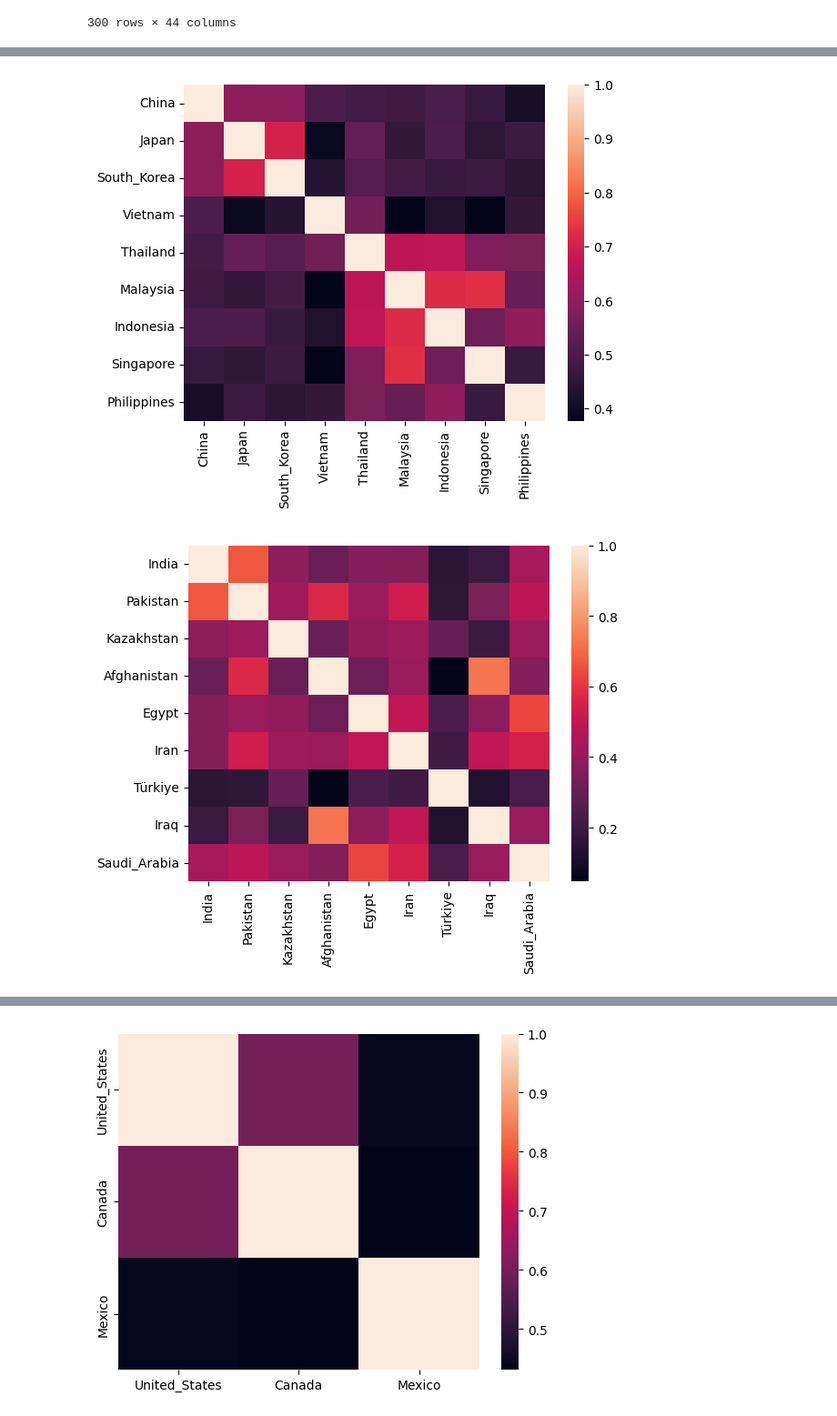
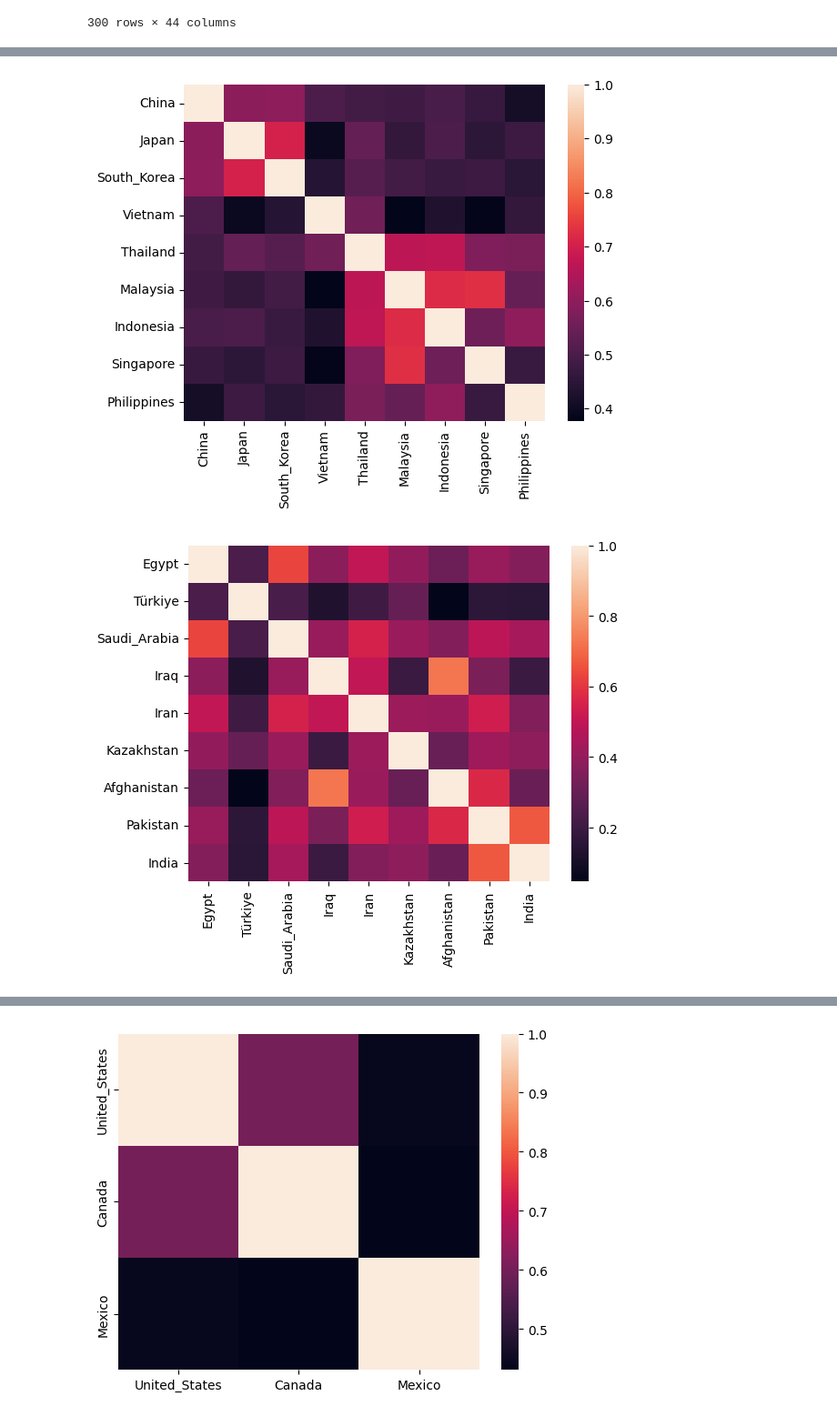
Before and after one commit to sclyde-ai/Natural_Language_Analysis, a Jupyter notebook: sato_hiroki/google-news.ipynb, the cells around one changed output, grey strips where cells are left out. Shown: that part at 91% size. Cells and saved outputs as stored; diff of their text form; code cells hidden in the pictures.

```diff
--- a/sato_hiroki/google-news.ipynb
+++ b/sato_hiroki/google-news.ipynb
@@ -168,22 +233,22 @@ dtype: float64
 # %%
-world_map = {
+region = {
     "America&Oceania": ["United_States", "Canada", "Mexico", "Brazil", "Argentina", "Peru", "Colombia", "Australia", "New_Zealand"],
     "East_Asia": ["China", "Japan", "South_Korea", "Vietnam", "Thailand", "Malaysia", "Indonesia", "Singapore", "Philippines"],
-    "Middle_East": ["India", "Pakistan", "Kazakhstan", "Afghanistan", "Egypt", "Iran", "Türkiye", "Iraq", "Saudi_Arabia"],
+    "Middle_East": ["Egypt", "Türkiye", "Saudi_Arabia", "Iraq", "Iran", "Kazakhstan", "Afghanistan", "Pakistan", "India"],
     "Europe": ["United_Kingdom", "France", "Germany", "Russia", "Serbia", "Sweden", "Norway", "Italy", "Spain", "Greece"],
     "Africa": ["Morocco", "Algeria", "South_Africa", "Nigeria", "Ethiopia", "Tanzania", "Kenya"],
 }
 
 import seaborn as sns
 import matplotlib.pyplot as plt
 
-for key, value in world_map.items():
+for key, value in region.items():
     sns.heatmap(vector[value].corr())
     plt.show()
     plt.close()
 # %% [output]
 [figure]
 [figure]
-[figure, old version]
+[figure, new version]
 [figure]
 [figure]
```
Also changed, not shown: parts of 14 cells of this notebook, 4 other files.
